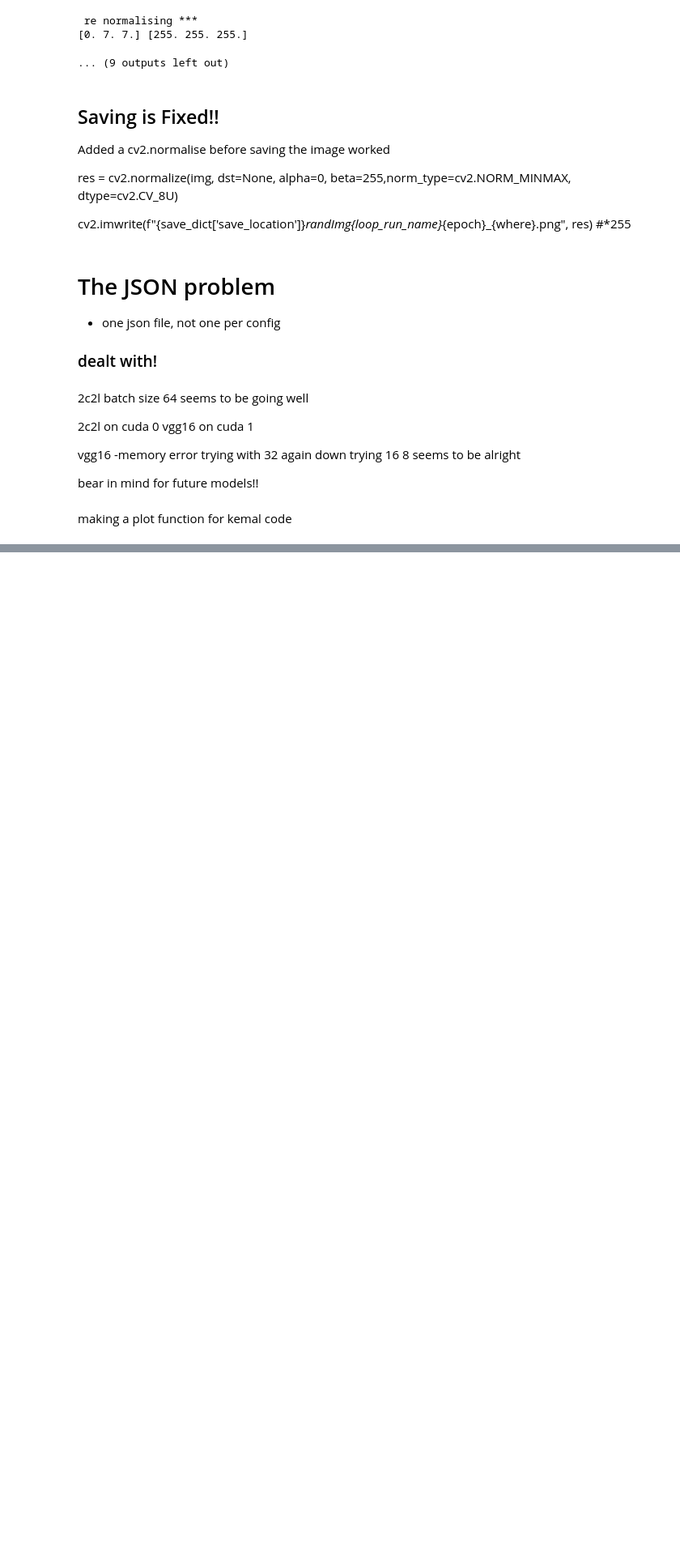
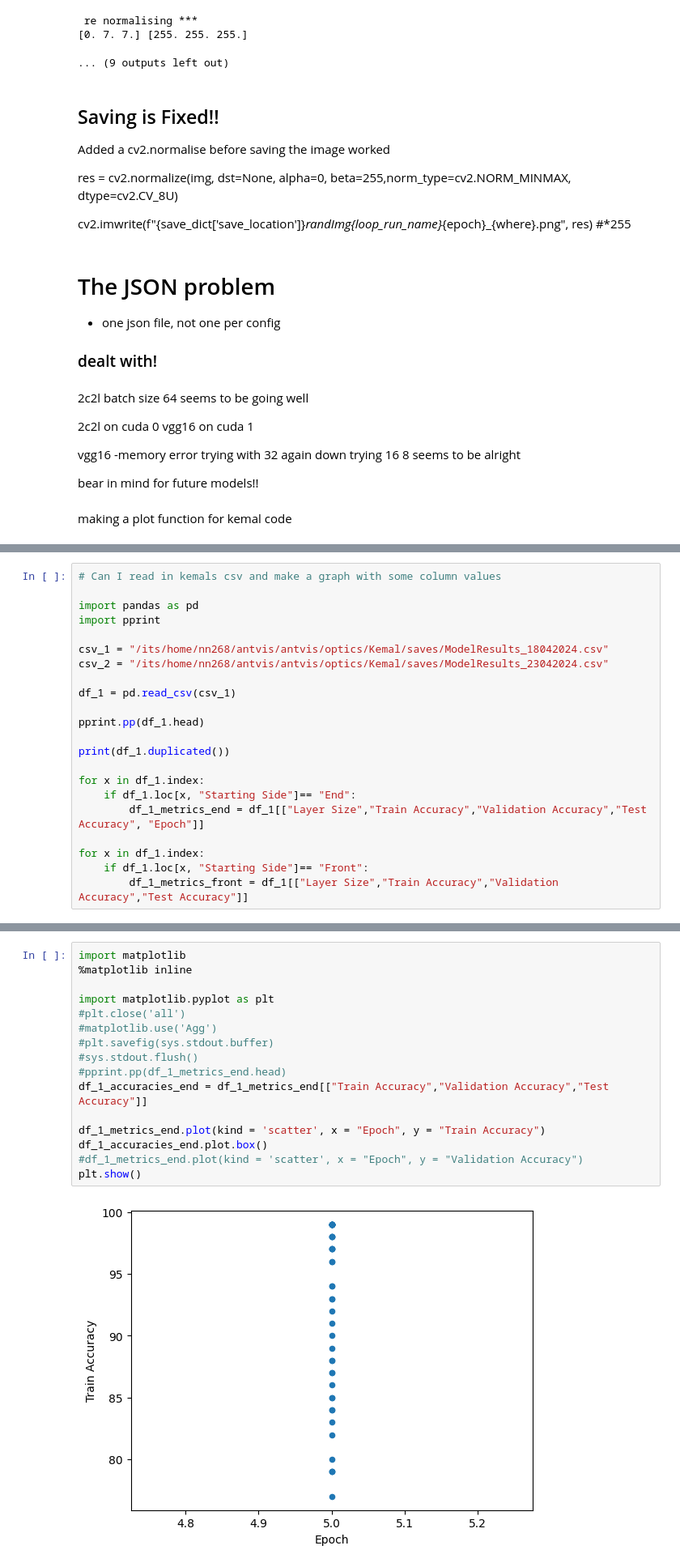
Before and after one commit to Naybellez/antvis, a Jupyter notebook: optics/Captains_Log/CaptainsLog_Stardate_160424.ipynb, the cells around one changed output, grey strips where cells are left out. Shown at 81% size. Drawn from its saved outputs; the diff is of its cells as text; blank space fills up the shorter version.

```diff
--- a/optics/Captains_Log/CaptainsLog_Stardate_160424.ipynb
+++ b/optics/Captains_Log/CaptainsLog_Stardate_160424.ipynb
@@ -280,0 +318,22 @@ learning_curve(dict1, dict2, save_loc, run_name= '')
+# %%
+# Can I read in kemals csv and make a graph with some column values
+
+import pandas as pd
+import pprint
+
+csv_1 = "/its/home/nn268/antvis/antvis/optics/Kemal/saves/ModelResults_18042024.csv"
+csv_2 = "/its/home/nn268/antvis/antvis/optics/Kemal/saves/ModelResults_23042024.csv"
+
+df_1 = pd.read_csv(csv_1)
+
+pprint.pp(df_1.head)
+
+print(df_1.duplicated())
+
+for x in df_1.index:
+    if df_1.loc[x, "Starting Side"]== "End":
+        df_1_metrics_end = df_1[["Layer Size","Train Accuracy","Validation Accuracy","Test Accuracy", "Epoch"]]
+
+for x in df_1.index:
+    if df_1.loc[x, "Starting Side"]== "Front":
+        df_1_metrics_front = df_1[["Layer Size","Train Accuracy","Validation Accuracy","Test Accuracy"]]
@@ -280,0 +358,18 @@ learning_curve(dict1, dict2, save_loc, run_name= '')
+# %%
+import matplotlib
+%matplotlib inline
+
+import matplotlib.pyplot as plt
+#plt.close('all')
+#matplotlib.use('Agg')
+#plt.savefig(sys.stdout.buffer)
+#sys.stdout.flush()
+#pprint.pp(df_1_metrics_end.head)
+df_1_accuracies_end = df_1_metrics_end[["Train Accuracy","Validation Accuracy","Test Accuracy"]]
+
+df_1_metrics_end.plot(kind = 'scatter', x = "Epoch", y = "Train Accuracy")
+df_1_accuracies_end.plot.box()
+#df_1_metrics_end.plot(kind = 'scatter', x = "Epoch", y = "Validation Accuracy")
+plt.show()
+# %% [output]
+[figure, added]
```
Also changed, not shown: parts of 11 cells of this notebook, 4 other files.
